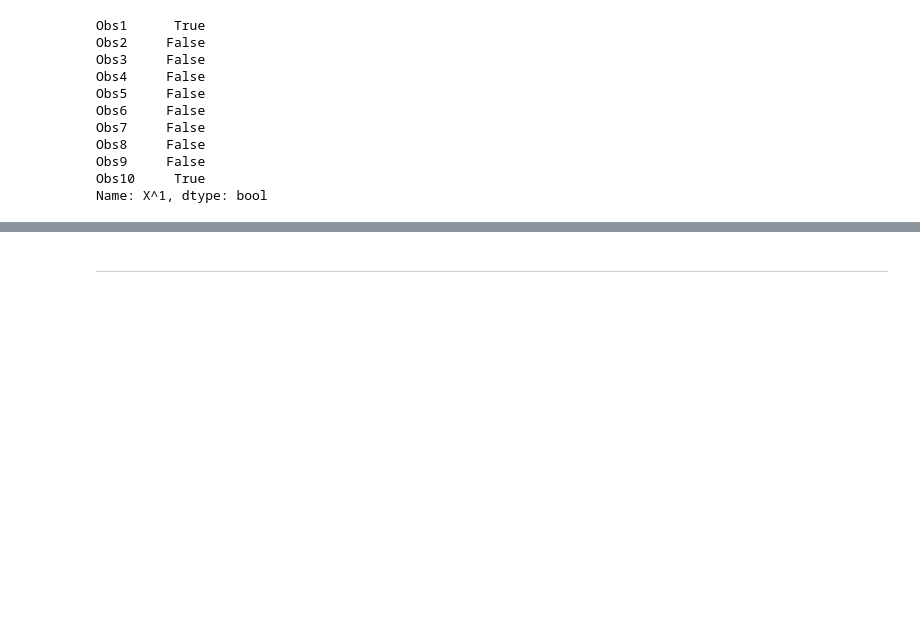
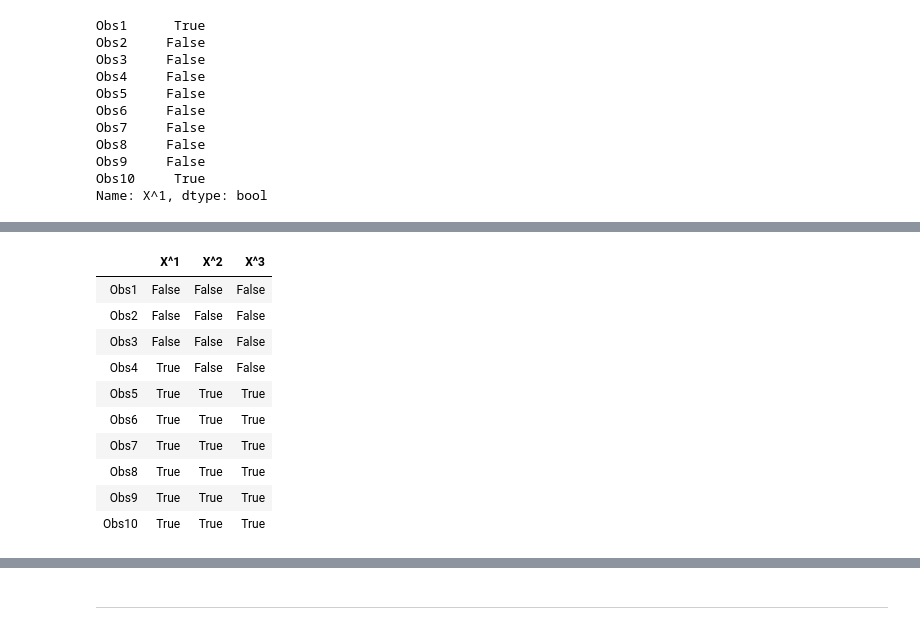
Before and after one commit to simonelucchesi/Python_room, a Jupyter notebook: Notebooks/Python room 2 .ipynb, the cells around one changed output, grey strips where cells are left out. Drawn from its saved outputs; the diff is of its cells as text; code cells hidden in the pictures; blank space fills up the shorter version.

```diff
--- a/Notebooks/Python room 2 .ipynb
+++ b/Notebooks/Python room 2 .ipynb
@@ -977,0 +1050,14 @@ Name: X^1, dtype: bool
+# %%
+new_dataframe > 0.5
+# %% [output]
+|  | X^1 | X^2 | X^3 |
+| Obs1 | False | False | False |
+| Obs2 | False | False | False |
+| Obs3 | False | False | False |
+| Obs4 | True | False | False |
+| Obs5 | True | True | True |
+| Obs6 | True | True | True |
+| Obs7 | True | True | True |
+| Obs8 | True | True | True |
+| Obs9 | True | True | True |
+| Obs10 | True | True | True |
```
Also changed, not shown: parts of 62 cells of this notebook.
